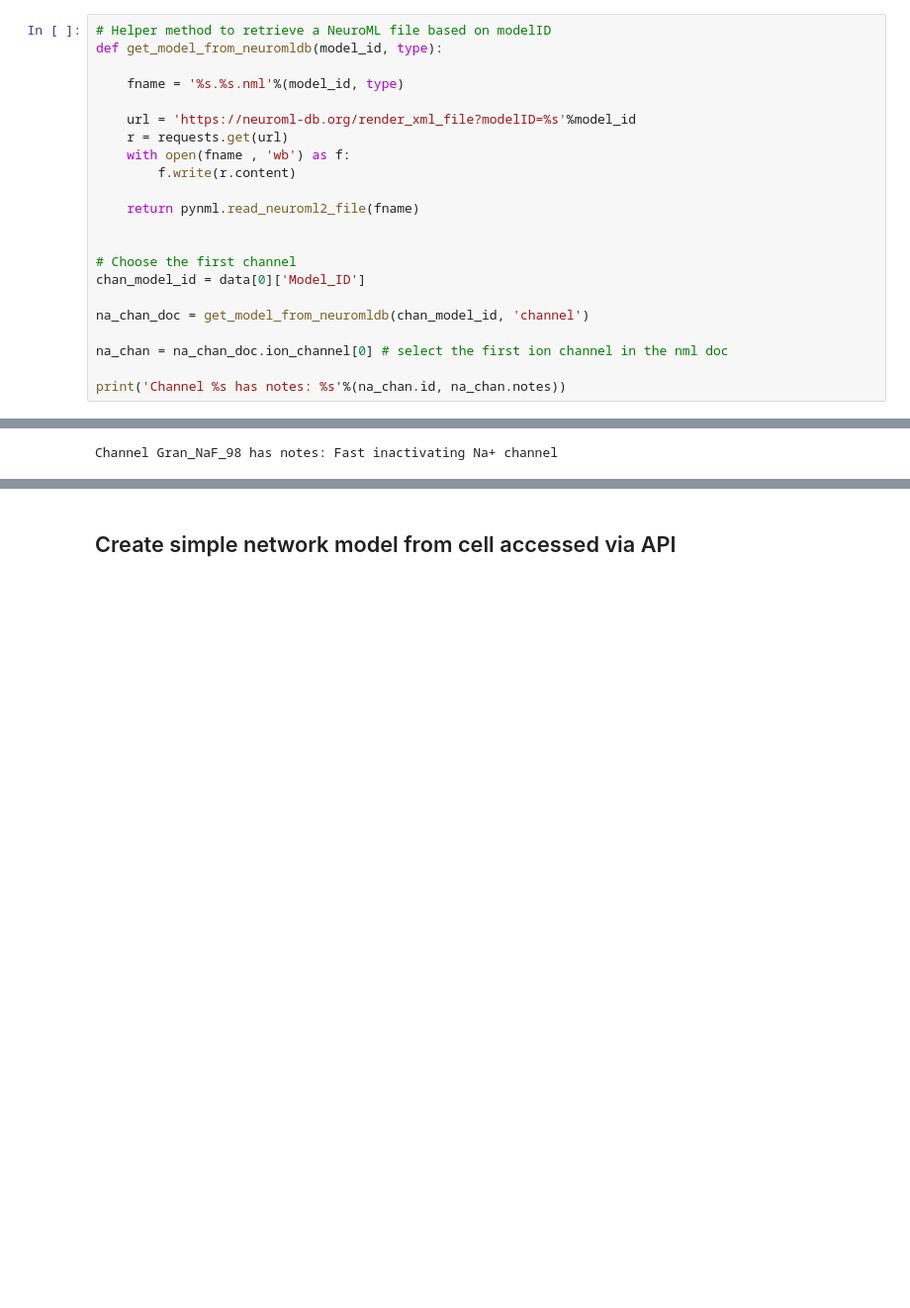
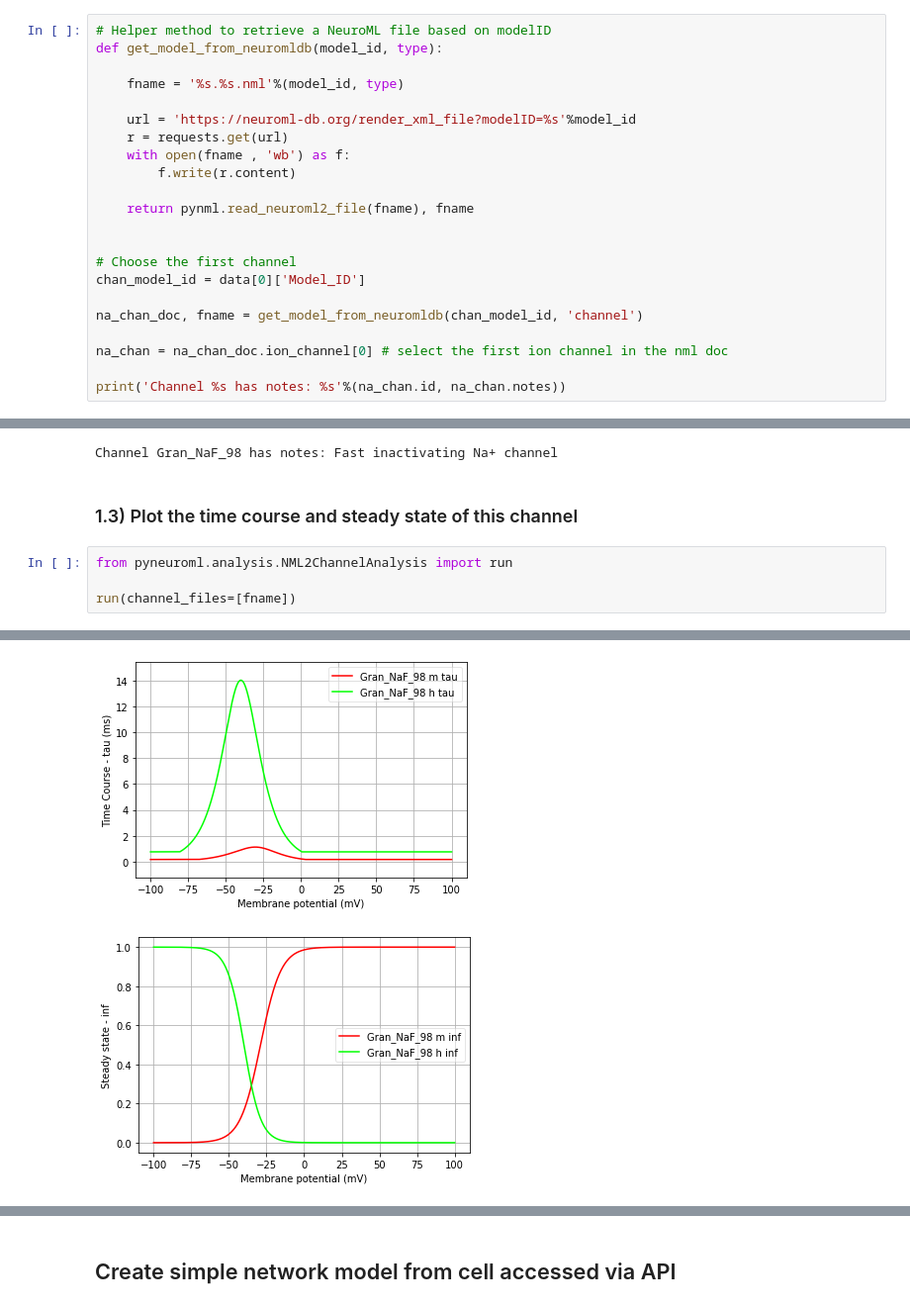
Before and after one commit to NeuroML/Documentation, a Jupyter notebook: source/Userdocs/NML2_examples/NeuroML-DB.ipynb, the cells around one changed output, grey strips where cells are left out. Shown: that part at 99% size. Cells and saved outputs as stored; diff of their text form; blank space fills up the shorter version.

Commit message:
Adding plots

```diff
--- a/source/Userdocs/NML2_examples/NeuroML-DB.ipynb
+++ b/source/Userdocs/NML2_examples/NeuroML-DB.ipynb
@@ -65,13 +64,13 @@ def get_model_from_neuromldb(model_id, type):
     with open(fname , 'wb') as f:
         f.write(r.content)
 
-    return pynml.read_neuroml2_file(fname)
+    return pynml.read_neuroml2_file(fname), fname
 
 
 # Choose the first channel
 chan_model_id = data[0]['Model_ID']
 
-na_chan_doc = get_model_from_neuromldb(chan_model_id, 'channel')
+na_chan_doc, fname = get_model_from_neuromldb(chan_model_id, 'channel')
 
 na_chan = na_chan_doc.ion_channel[0] # select the first ion channel in the nml doc
 
@@ -79,3 +78,10 @@ print('Channel %s has notes: %s'%(na_chan.id, na_chan.notes))
 # %% [output]
 pyNeuroML >>> INFO - Loading NeuroML2 file: NMLCH000008.channel.nml
 Channel Gran_NaF_98 has notes: Fast inactivating Na+ channel
+# %% [markdown]
+### 1.3) Plot the time course and steady state of this channel
+# %%
+from pyneuroml.analysis.NML2ChannelAnalysis import run
+
+run(channel_files=[fname])
+# %% [output]
@@ -82 +108,3 @@ Channel Gran_NaF_98 has notes: Fast inactivating Na+ channel
+[figure, added]
+[figure, added]
 # %% [markdown]
```
Also changed, not shown: parts of 8 cells of this notebook.
